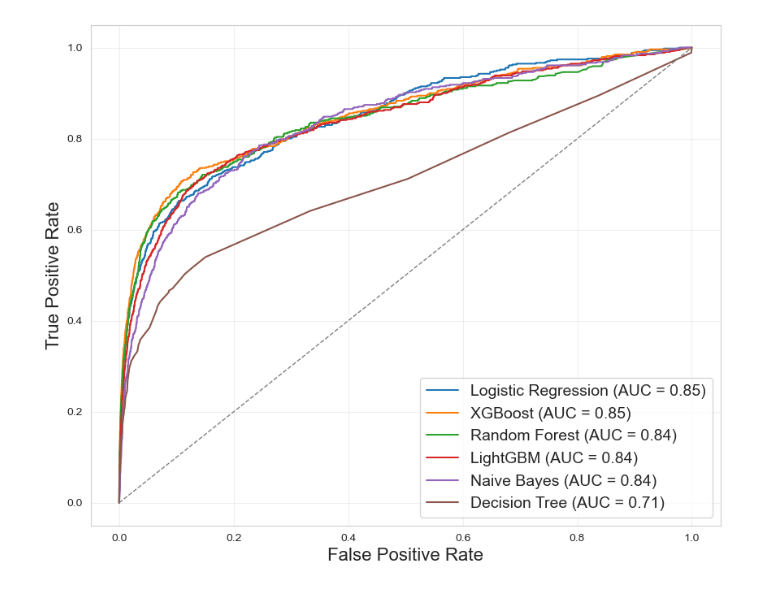
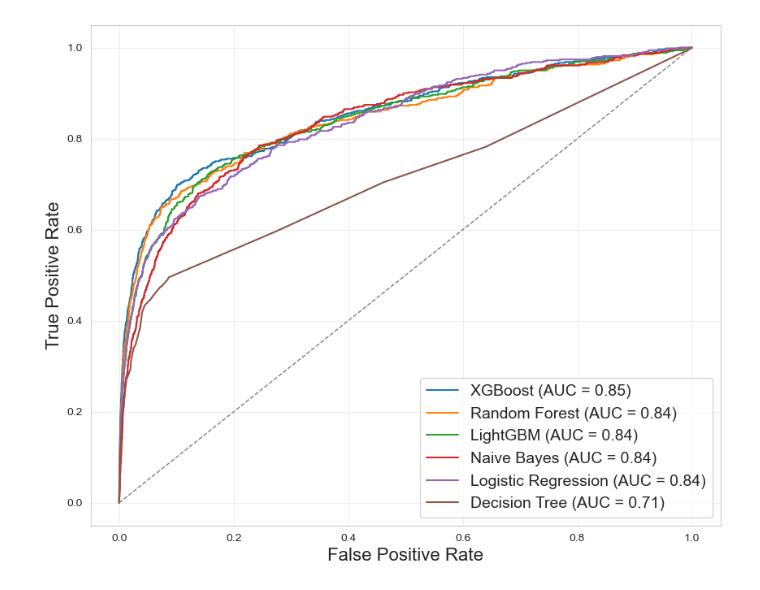
Before and after one commit to Jacob-X/SLE_Protein, a Jupyter notebook: 5.models/7.all_models_auc.ipynb, the cells around one changed output. Drawn from its saved outputs; the diff is of its cells as text; code cells hidden in the pictures.

```diff
--- a/5.models/7.all_models_auc.ipynb
+++ b/5.models/7.all_models_auc.ipynb
@@ -38,10 +38,10 @@ def plot_multiple_roc_curves(models, model_names, pro_data, pro_labels, output_d
     # if not os.path.exists(output_dir):
     #     os.makedirs(output_dir)
 
-    # output_path = os.path.join(output_dir, "multiple_roc_curves.pdf")
+    output_path = os.path.join(output_dir, "multiple_roc_curves_2.pdf")
     # output_path = os.path.join(output_dir, "multiple_roc_curves_5.pdf")
     # output_path = os.path.join(output_dir, "multiple_roc_curves_5_10.pdf")
-    # plt.savefig(output_path, dpi=300, bbox_inches="tight")
+    plt.savefig(output_path, dpi=300, bbox_inches="tight")
     plt.show()
 
     # print(f"ROC curves saved to {output_path}")
@@ -62,15 +62,16 @@ if __name__ == '__main__':
     # pro = pro[(pro["fp-SLE"] > 5)| (pro["SLE"] == 0)]
     # 定义模型路径和名称
     model_paths = [
-        "/Volumes/data_files/UKB_data/immune_result/sle_models/logistic_regression/result2/SLE_best_lr_model.pkl",
         "/Volumes/data_files/UKB_data/immune_result/sle_models/xgboost/result2/SLE_best_xgboost_model.pkl",
-        "/Volumes/data_files/UKB_data/immune_result/sle_models/random_forest2/result/SLE_best_rf_model.pkl",
+        "/Volumes/data_files/UKB_data/immune_result/sle_models/random_forest/result2/SLE_best_rf_model.pkl",
         "/Volumes/data_files/UKB_data/immune_result/sle_models/lightgbm/result2/SLE_best_lightgbm_model.pkl",
         "/Volumes/data_files/UKB_data/immune_result/sle_models/naive_bayes/result2/SLE_best_nb_model.pkl",
+        "/Volumes/data_files/UKB_data/immune_result/sle_models/logistic_regression/result2/SLE_best_lr_model.pkl",
         "/Volumes/data_files/UKB_data/immune_result/sle_models/decision_tree/result2/SLE_best_dt_model.pkl"
 
     ]
-    model_names = ["Logistic Regression", "XGBoost", "Random Forest", "LightGBM", "Naive Bayes", "Decision Tree"]
+    # model_names = ["Logistic Regression", "XGBoost", "Random Forest", "LightGBM", "Naive Bayes", "Decision Tree"]
+    model_names = [ "XGBoost", "Random Forest", "LightGBM", "Naive Bayes", "Logistic Regression", "Decision Tree"]
 
     # 绘制多个模型的 ROC 曲线
     plot_multiple_roc_curves(model_paths, model_names, pro_data, pro_labels, output_dir="/Volumes/data_files/UKB_data/immune_result/km_curves_auc")
@@ -94,2 +95,2 @@ Naive Bayes AUC: 0.84
 Decision Tree AUC: 0.71
-[figure, old version]
+[figure, new version]
```
Also changed, not shown: parts of 1 cell of this notebook, 1 other file.
